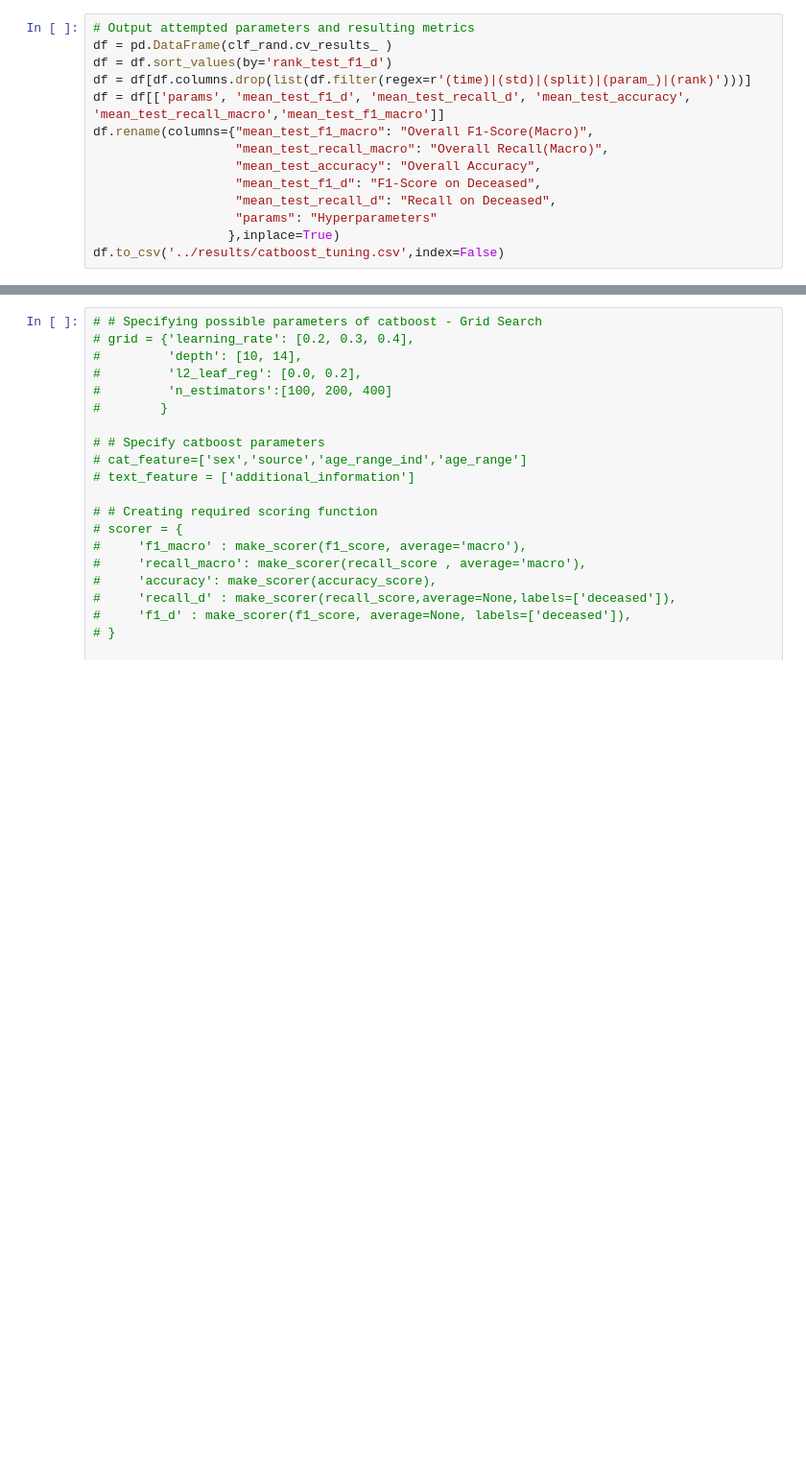
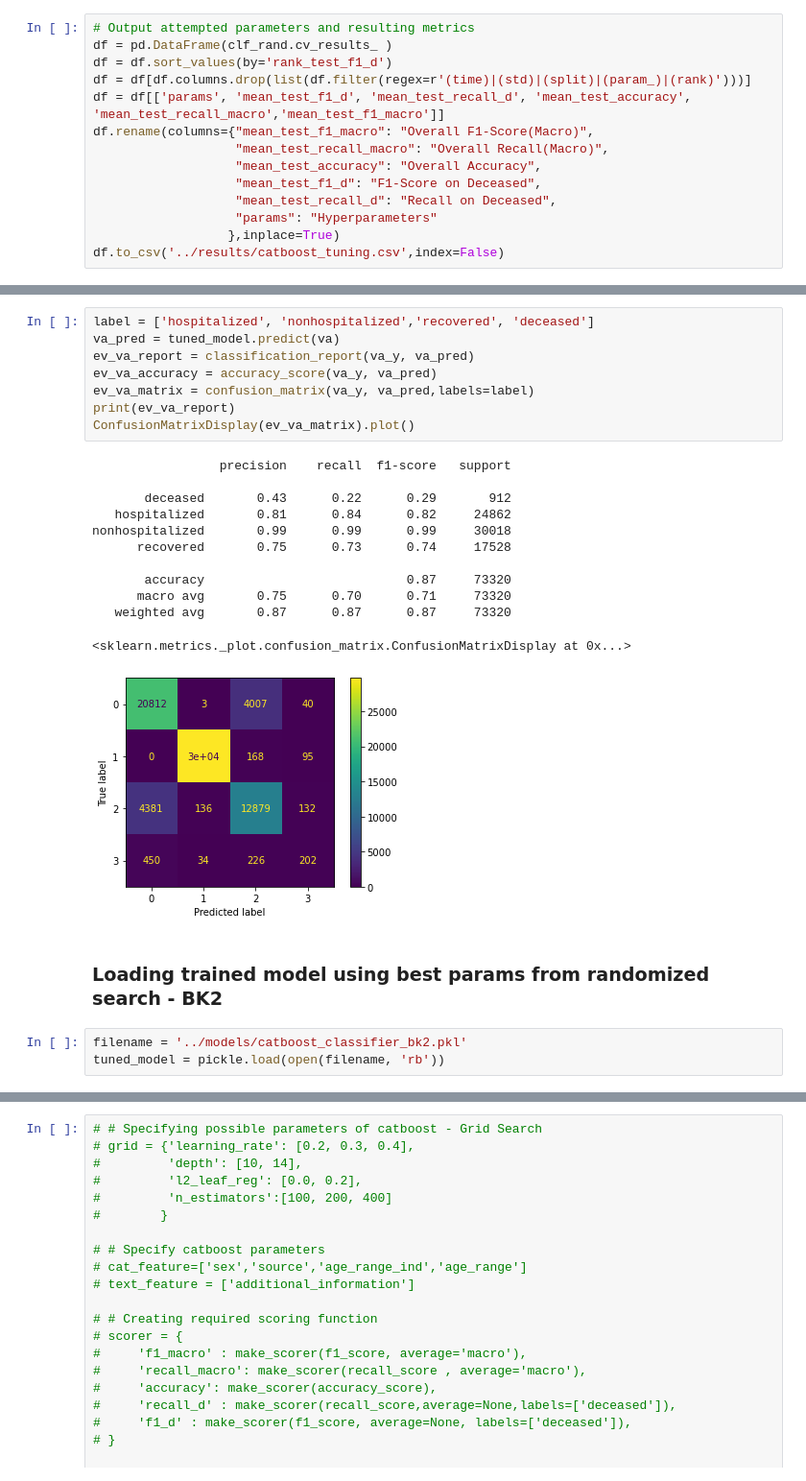
Before and after one commit to Timothy318/Covid-19DataMining, a Jupyter notebook: src/Catboost_Tuning.ipynb, the cells around one changed output, grey strips where cells are left out. Shown: that part at 96% size. Saved outputs shown, nothing was run; the diff lists cells and outputs as text; blank space fills up the shorter version.

```diff
--- a/src/Catboost_Tuning.ipynb
+++ b/src/Catboost_Tuning.ipynb
@@ -153,0 +244,26 @@ nonhospitalized       0.99      0.99      0.99     30018
+# %%
+label = ['hospitalized', 'nonhospitalized','recovered', 'deceased']
+va_pred = tuned_model.predict(va)
+ev_va_report = classification_report(va_y, va_pred)
+ev_va_accuracy = accuracy_score(va_y, va_pred)
+ev_va_matrix = confusion_matrix(va_y, va_pred,labels=label)
+print(ev_va_report)
+ConfusionMatrixDisplay(ev_va_matrix).plot()
+# %% [output]
+                 precision    recall  f1-score   support
+
+       deceased       0.43      0.22      0.29       912
+   hospitalized       0.81      0.84      0.82     24862
+nonhospitalized       0.99      0.99      0.99     30018
+      recovered       0.75      0.73      0.74     17528
+
+       accuracy                           0.87     73320
+      macro avg       0.75      0.70      0.71     73320
+   weighted avg       0.87      0.87      0.87     73320
+<sklearn.metrics._plot.confusion_matrix.ConfusionMatrixDisplay at 0x...>
+[figure, added]
+# %% [markdown]
+### Loading trained model using best params from randomized search - BK2
+# %%
+filename = '../models/catboost_classifier_bk2.pkl'
+tuned_model = pickle.load(open(filename, 'rb'))
```
Also changed, not shown: parts of 36 cells of this notebook, 30 other files.
